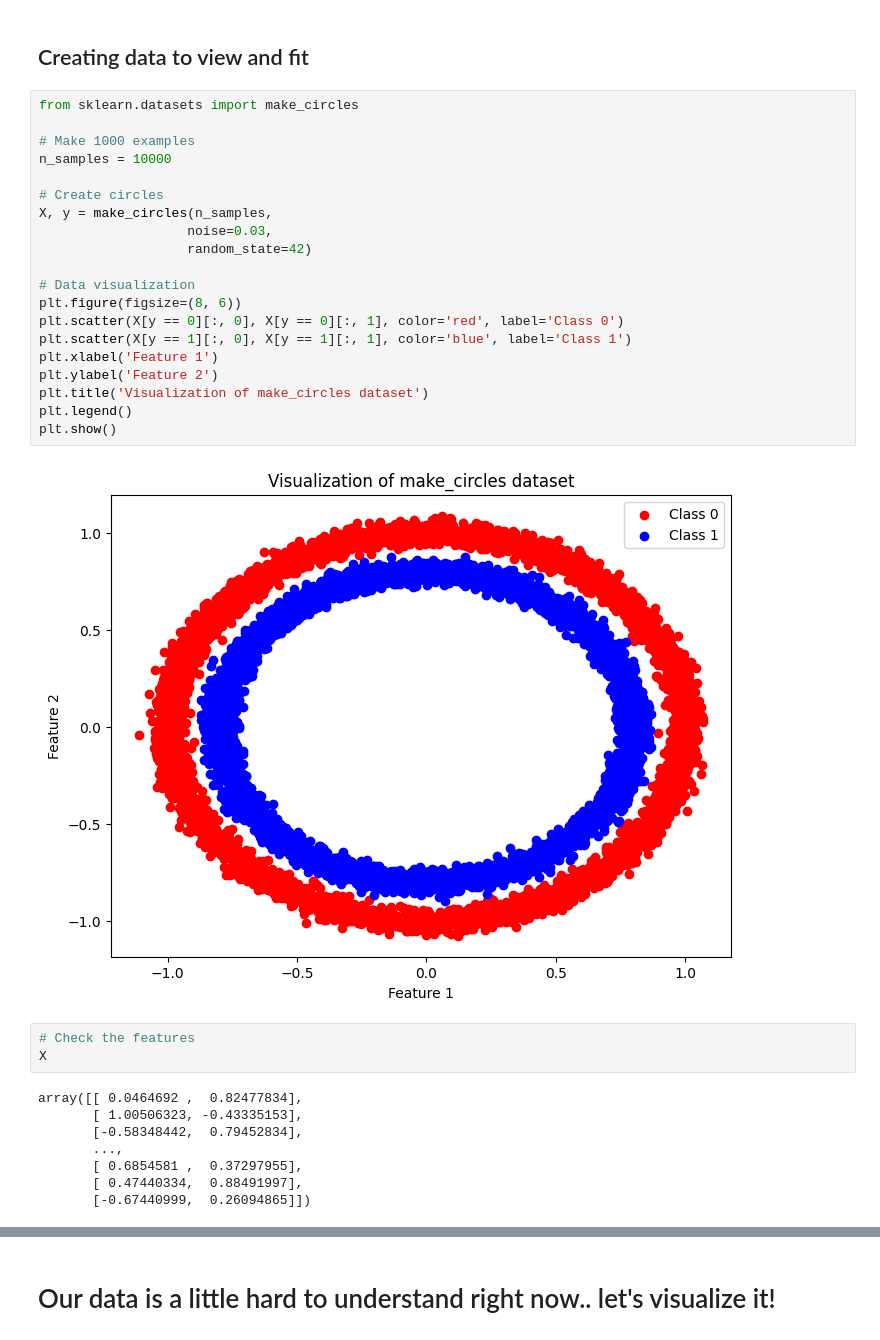
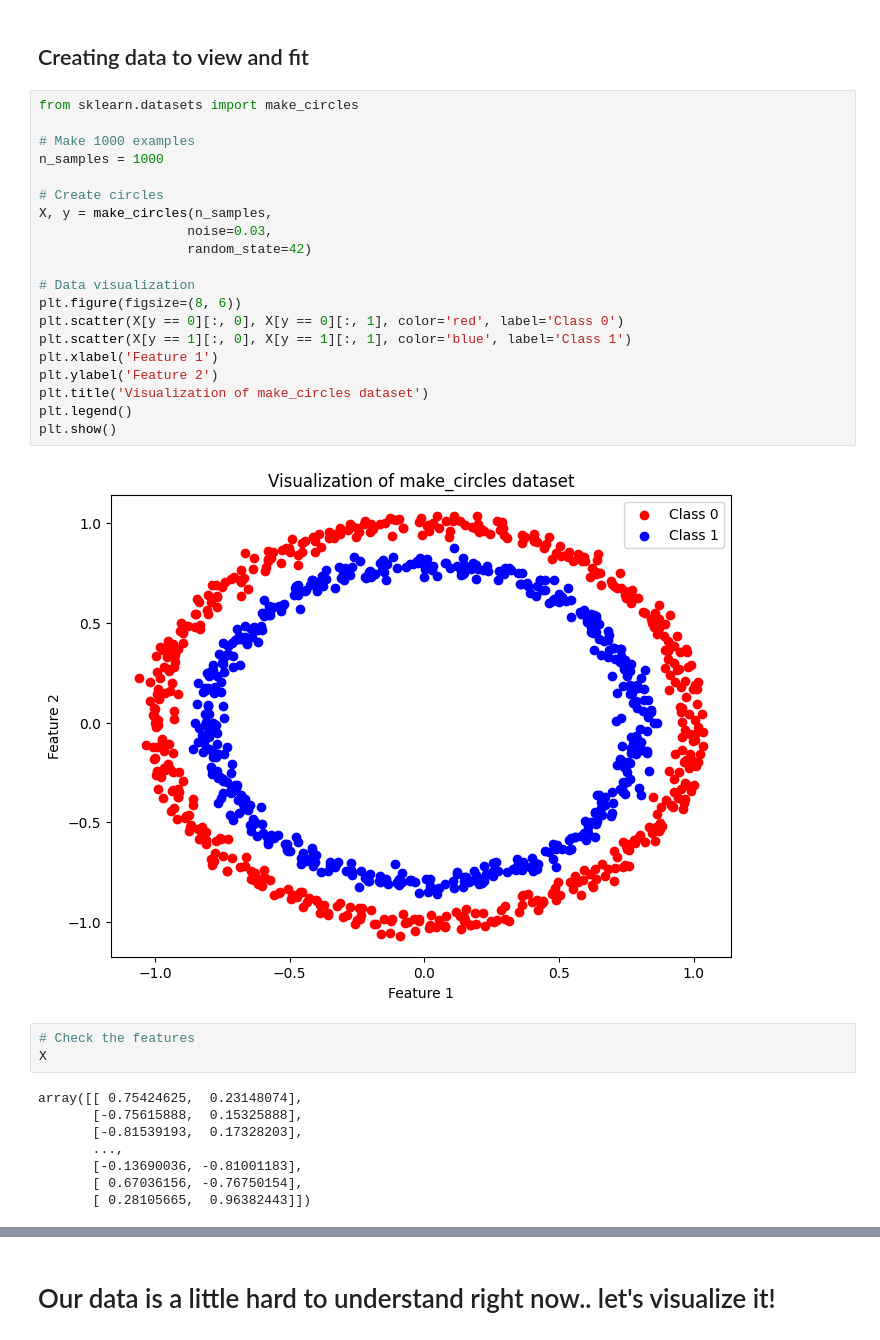
Before and after one commit to Rus-tam/daniel_bourke_course, a Jupyter notebook: notebooks/01_neural_network_classification_with_tensorflow.ipynb, the cells around one changed output, grey strips where cells are left out. Drawn from its saved outputs; the diff is of its cells as text.

```diff
--- a/notebooks/01_neural_network_classification_with_tensorflow.ipynb
+++ b/notebooks/01_neural_network_classification_with_tensorflow.ipynb
@@ -19,36 +19,36 @@ A few types of classification problems:
 # %%
 from sklearn.datasets import make_circles
 
 # Make 1000 examples
-n_samples = 10000
+n_samples = 1000
 
 # Create circles
 X, y = make_circles(n_samples,
                    noise=0.03,
                    random_state=42)
 
 # Data visualization
 plt.figure(figsize=(8, 6))
 plt.scatter(X[y == 0][:, 0], X[y == 0][:, 1], color='red', label='Class 0')
 plt.scatter(X[y == 1][:, 0], X[y == 1][:, 1], color='blue', label='Class 1')
 plt.xlabel('Feature 1')
 plt.ylabel('Feature 2')
 plt.title('Visualization of make_circles dataset')
 plt.legend()
 plt.show()
 # %% [output]
-[figure, old version]
+[figure, new version]
 # %%
 # Check the features
 X
 # %% [output]
-array([[ 0.0464692 ,  0.82477834],
-       [ 1.00506323, -0.43335153],
-       [-0.58348442,  0.79452834],
+array([[ 0.75424625,  0.23148074],
+       [-0.75615888,  0.15325888],
+       [-0.81539193,  0.17328203],
        ...,
-       [ 0.6854581 ,  0.37297955],
-       [ 0.47440334,  0.88491997],
-       [-0.67440999,  0.26094865]])
+       [-0.13690036, -0.81001183],
+       [ 0.67036156, -0.76750154],
+       [ 0.28105665,  0.96382443]])
 # %%
 # Check the labels
 y[:10]
```
Also changed, not shown: parts of 22 cells of this notebook.
